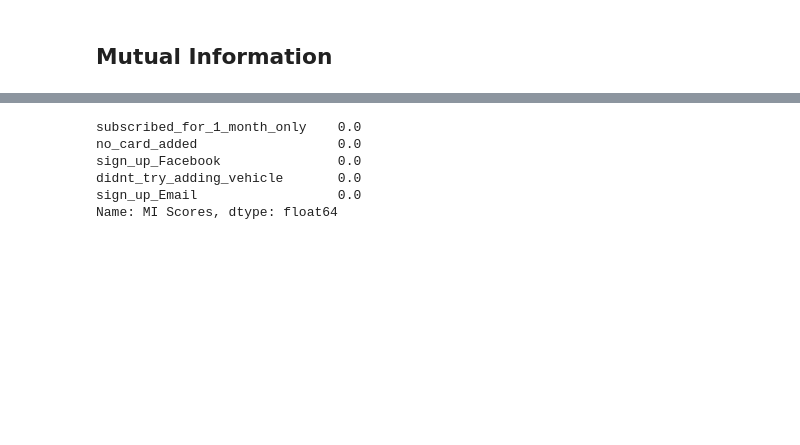
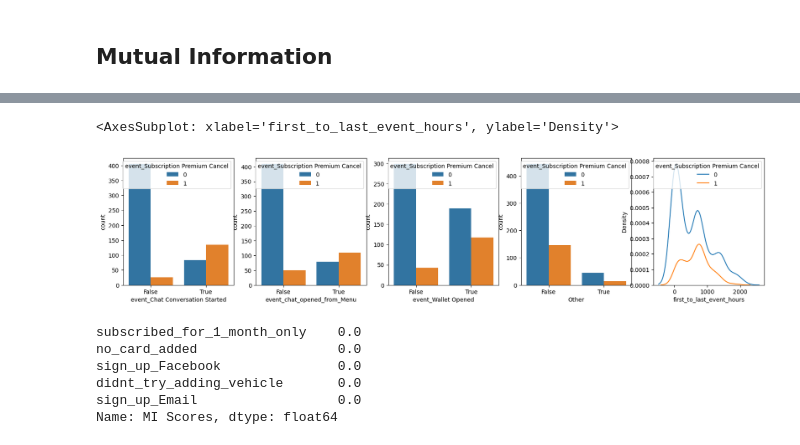
Before and after one commit to egor2702/Int-20h-lazy_lizard, a Jupyter notebook: analysis.ipynb, the cells around one changed output, grey strips where cells are left out. Cells and saved outputs as stored; diff of their text form; code cells hidden in the pictures; blank space fills up the shorter version.

Commit message:
Add images

```diff
--- a/analysis.ipynb
+++ b/analysis.ipynb
@@ -67,4 +69,17 @@ Other                              0.059171
 Name: MI Scores, dtype: float64
+# %%
+fig, axs = plt.subplots(1, 5, figsize=(20,4))
+feat_list = [
+    'event_Chat Conversation Started', 'event_chat_opened_from_Menu',
+    'event_Wallet Opened', 'Other']
+
+for i in range(4):
+    sns.countplot(x=X[feat_list[i]] > 0, hue=y, ax=axs[i])
+
+sns.kdeplot(x=X["first_to_last_event_hours"], hue=y, ax=axs[4])
+# %% [output]
+<AxesSubplot: xlabel='first_to_last_event_hours', ylabel='Density'>
+[figure, added]
 # %%
 mi_scores.sort_values().head()
 # %% [output]
```
Also changed, not shown: parts of 4 cells of this notebook, 5 other files.
